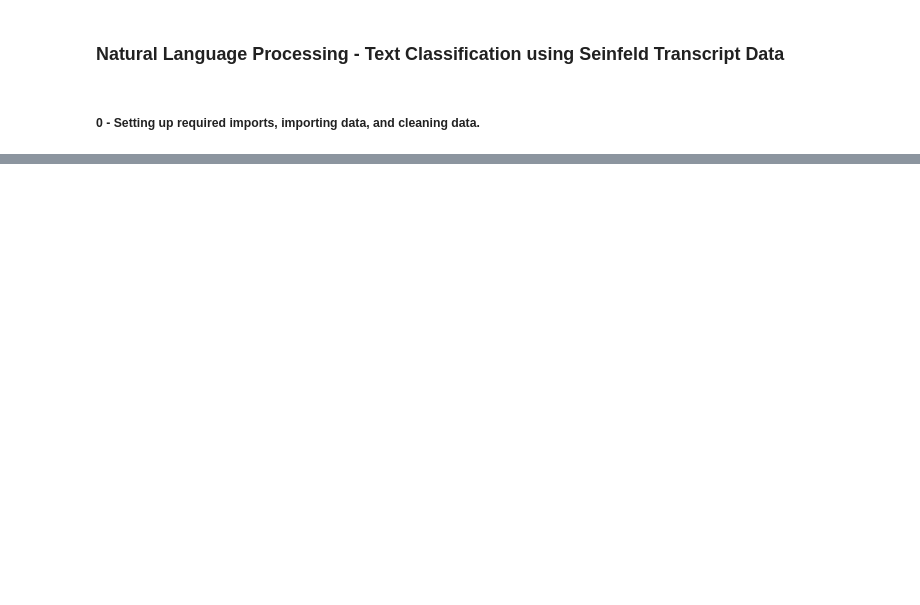
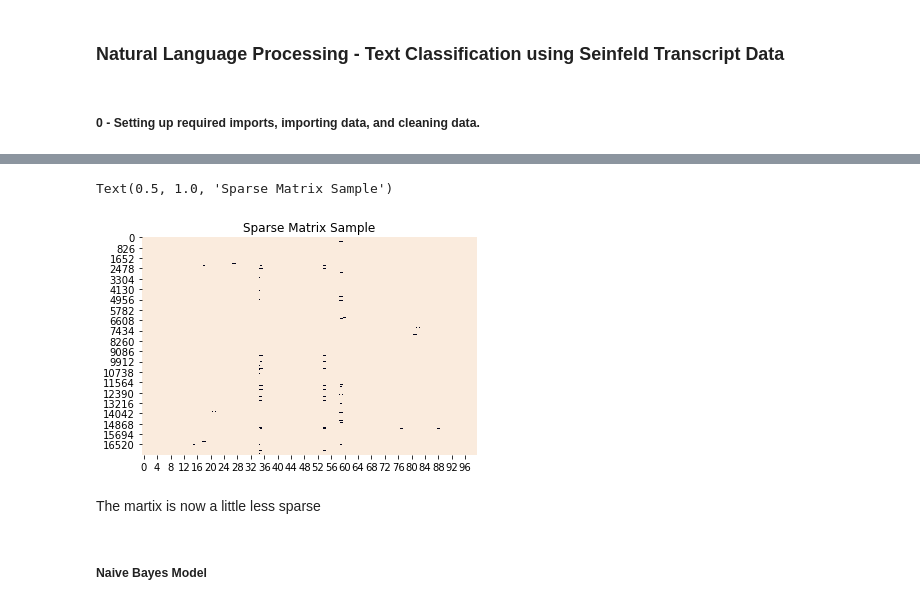
Before and after one commit to Victor-Denisov/Character-Similarity-NLP, a Jupyter notebook: Text Classification NLP.ipynb, the cells around one changed output, grey strips where cells are left out. Drawn from its saved outputs; the diff is of its cells as text; code cells hidden in the pictures; blank space fills up the shorter version.

```diff
--- a/Text Classification NLP.ipynb
+++ b/Text Classification NLP.ipynb
@@ -84,0 +197,13 @@ Unsurprisingly, Jerry has the most lines followed by George, Elaine, and Kramer.
+# %%
+y = dtf_train["Character"]
+X_names = vectorizer.get_feature_names()
+p_value_limit = 0.95
+dtf_features = pd.DataFrame()
+for cat in np.unique(y):
+    chi2, p = feature_selection.chi2(X_train, y==cat)
+    dtf_features = dtf_features.append(pd.DataFrame(
+                   {"feature":X_names, "score":1-p, "y":cat}))
+    dtf_features = dtf_features.sort_values(["y","score"],
+                    ascending=[True,False])
+    dtf_features = dtf_features[dtf_features["score"]>p_value_limit]
+X_names = dtf_features["feature"].unique().tolist()
@@ -84,0 +233,13 @@ Unsurprisingly, Jerry has the most lines followed by George, Elaine, and Kramer.
+# %%
+vectorizer = feature_extraction.text.TfidfVectorizer(vocabulary=X_names)
+vectorizer.fit(corpus)
+X_train = vectorizer.transform(corpus)
+dic_vocabulary = vectorizer.vocabulary_
+sns.heatmap(X_train.todense()[:,np.random.randint(0,X_train.shape[1],100)]==0, vmin=0, vmax=1, cbar=False).set_title('Sparse Matrix Sample')
+# %% [output]
+Text(0.5, 1.0, 'Sparse Matrix Sample')
+[figure, added]
+# %% [markdown]
+The martix is now a little less sparse
+# %% [markdown]
+##### Naive Bayes Model
```
Also changed, not shown: parts of 24 cells of this notebook.
